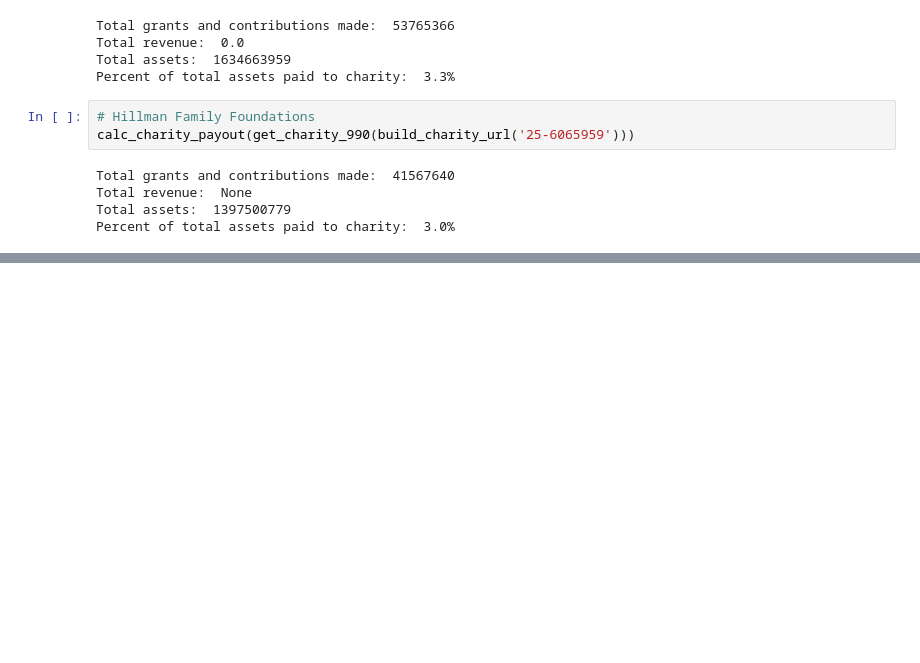
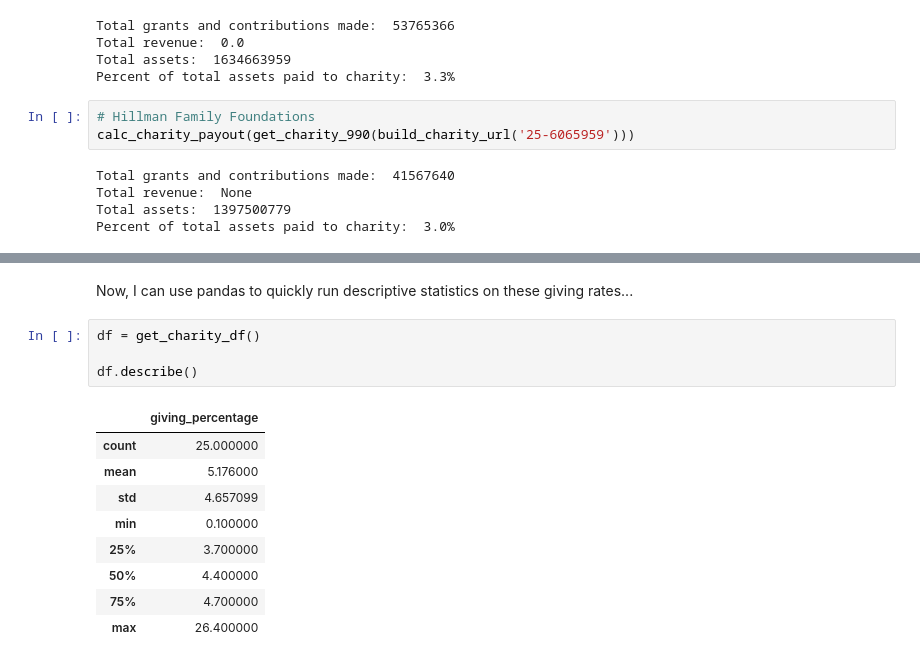
Before and after one commit to rachaelshockey/dat129_API_mini-project, a Jupyter notebook: API_guidestar.ipynb, the cells around one changed output, grey strips where cells are left out. Saved outputs shown, nothing was run; the diff lists cells and outputs as text; blank space fills up the shorter version.

```diff
--- a/API_guidestar.ipynb
+++ b/API_guidestar.ipynb
@@ -118,0 +183,16 @@ So far, only one foundation I've checked on through this API gave away more than
+# %% [markdown]
+Now, I can use pandas to quickly run descriptive statistics on these giving rates...
+# %%
+df = get_charity_df()
+
+df.describe()
+# %% [output]
+|  | giving_percentage |
+| count | 25.000000 |
+| mean | 5.176000 |
+| std | 4.657099 |
+| min | 0.100000 |
+| 25% | 3.700000 |
+| 50% | 4.400000 |
+| 75% | 4.700000 |
+| max | 26.400000 |
```
Also changed, not shown: parts of 13 cells of this notebook.
